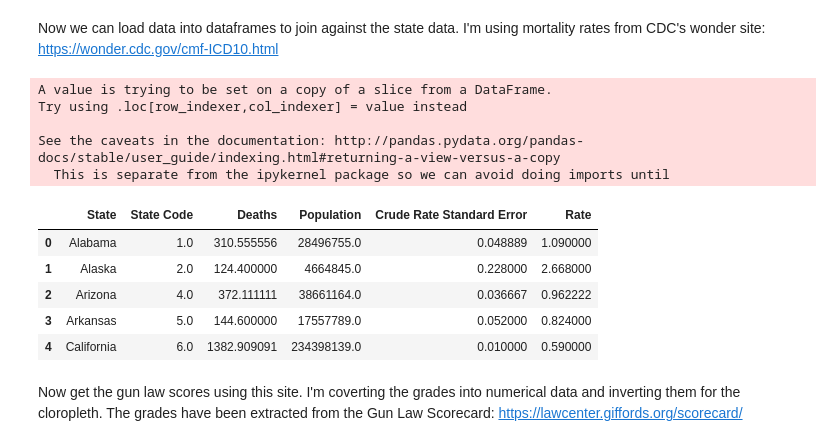
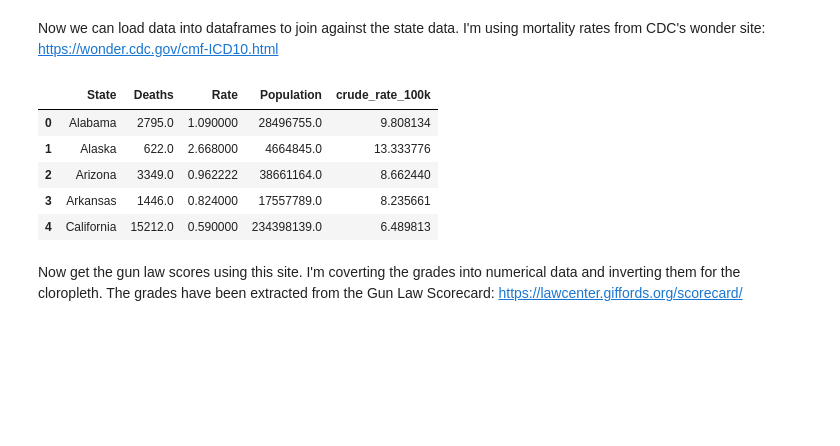
Before and after one commit to ryanamundson1/gcolab, a Jupyter notebook: bivariate_cloropleth.ipynb, the cells around one changed output. Saved outputs shown, nothing was run; the diff lists cells and outputs as text; code cells hidden in the pictures; blank space fills up the shorter version.

```diff
--- a/bivariate_cloropleth.ipynb
+++ b/bivariate_cloropleth.ipynb
@@ -33,25 +33,21 @@ country.head()
 # %% [markdown]
 Now we can load data into dataframes to join against the state data. I'm using mortality rates from CDC's wonder site: https://wonder.cdc.gov/cmf-ICD10.html
 # %%
-mortality = pandas.read_csv("https://raw.githubusercontent.com/ryanamundson1/gcolab/master/data/gc/state_mortality.txt", sep='\t')
-firearmdf = mortality[mortality['Cause of death'].str.contains("discharge")==True]
+mortality = pandas.read_csv("https://raw.githubusercontent.com/ryanamundson1/gcolab/master/data/gc/firearm_mort_2017-2019.txt", sep='\t')
+#firearmdf = mortality[mortality['Cause of death'].str.contains("discharge")==True]
 firearmdf['Rate'] = firearmdf['Crude Rate'].str.extract('(\d+[.]\d+)').astype(float)
 
 #Get the mean mortality for each state
-staterate = firearmdf.groupby("State").mean().reset_index()
+staterate = firearmdf.groupby("State").agg({'Deaths':'sum', 'Rate':'mean','Population':'mean'}).reset_index()
+staterate["crude_rate_100k"] =  (staterate["Deaths"] / staterate["Population"]) * 100000
 staterate.head()
 # %% [output]
-A value is trying to be set on a copy of a slice from a DataFrame.
-Try using .loc[row_indexer,col_indexer] = value instead
-
-See the caveats in the documentation: http://pandas.pydata.org/pandas-docs/stable/user_guide/indexing.html#returning-a-view-versus-a-copy
-  This is separate from the ipykernel package so we can avoid doing imports until
-|  | State | State Code | Deaths | Population | Crude Rate Standard Error | Rate |
-| 0 | Alabama | 1.0 | 310.555556 | 28496755.0 | 0.048889 | 1.090000 |
-| 1 | Alaska | 2.0 | 124.400000 | 4664845.0 | 0.228000 | 2.668000 |
-| 2 | Arizona | 4.0 | 372.111111 | 38661164.0 | 0.036667 | 0.962222 |
-| 3 | Arkansas | 5.0 | 144.600000 | 17557789.0 | 0.052000 | 0.824000 |
-| 4 | California | 6.0 | 1382.909091 | 234398139.0 | 0.010000 | 0.590000 |
+|  | State | Deaths | Rate | Population | crude_rate_100k |
+| 0 | Alabama | 2795.0 | 1.090000 | 28496755.0 | 9.808134 |
+| 1 | Alaska | 622.0 | 2.668000 | 4664845.0 | 13.333776 |
+| 2 | Arizona | 3349.0 | 0.962222 | 38661164.0 | 8.662440 |
+| 3 | Arkansas | 1446.0 | 0.824000 | 17557789.0 | 8.235661 |
+| 4 | California | 15212.0 | 0.590000 | 234398139.0 | 6.489813 |
 # %% [markdown]
 Now get the gun law scores using this site. I'm coverting the grades into numerical data and inverting them for the cloropleth. The grades have been extracted from the Gun Law Scorecard: https://lawcenter.giffords.org/scorecard/
 # %%
```
Also changed, not shown: parts of 4 cells of this notebook.
